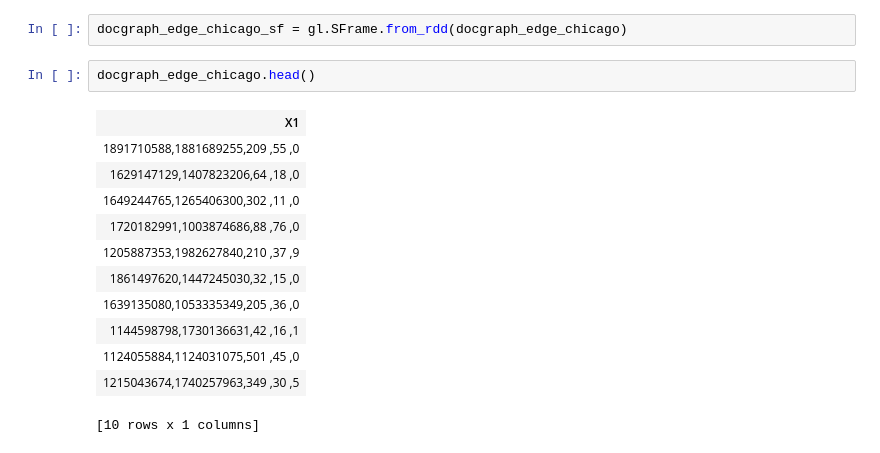
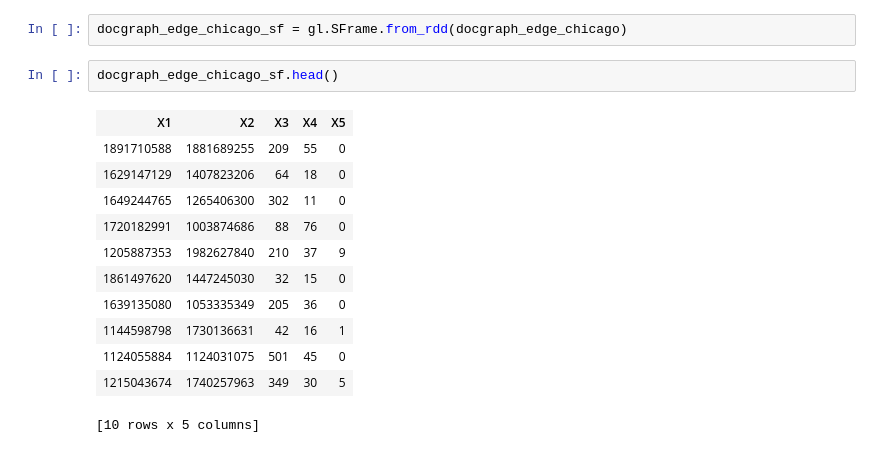
Before and after one commit to ncaadam/personal, a Jupyter notebook: doc graph/Chicago Explore - AS.ipynb, the cells around one changed output. Saved outputs shown, nothing was run; the diff lists cells and outputs as text.

Commit message:
updated Chicago Explore

```diff
--- a/doc graph/Chicago Explore - AS.ipynb
+++ b/doc graph/Chicago Explore - AS.ipynb
@@ -222,17 +222,17 @@ docgraph_edge_chicago.count()
 # %%
 docgraph_edge_chicago_sf = gl.SFrame.from_rdd(docgraph_edge_chicago)
 # %%
-docgraph_edge_chicago.head()
+docgraph_edge_chicago_sf.head()
 # %% [output]
-| X1 |
-| 1891710588,1881689255,209 ,55 ,0 |
-| 1629147129,1407823206,64 ,18 ,0 |
-| 1649244765,1265406300,302 ,11 ,0 |
-| 1720182991,1003874686,88 ,76 ,0 |
-| 1205887353,1982627840,210 ,37 ,9 |
-| 1861497620,1447245030,32 ,15 ,0 |
-| 1639135080,1053335349,205 ,36 ,0 |
-| 1144598798,1730136631,42 ,16 ,1 |
-| 1124055884,1124031075,501 ,45 ,0 |
-| 1215043674,1740257963,349 ,30 ,5 |
+| X1 | X2 | X3 | X4 | X5 |
+| 1891710588 | 1881689255 | 209 | 55 | 0 |
+| 1629147129 | 1407823206 | 64 | 18 | 0 |
+| 1649244765 | 1265406300 | 302 | 11 | 0 |
+| 1720182991 | 1003874686 | 88 | 76 | 0 |
+| 1205887353 | 1982627840 | 210 | 37 | 9 |
+| 1861497620 | 1447245030 | 32 | 15 | 0 |
+| 1639135080 | 1053335349 | 205 | 36 | 0 |
+| 1144598798 | 1730136631 | 42 | 16 | 1 |
+| 1124055884 | 1124031075 | 501 | 45 | 0 |
+| 1215043674 | 1740257963 | 349 | 30 | 5 |
-[10 rows x 1 columns]
+[10 rows x 5 columns]
```
